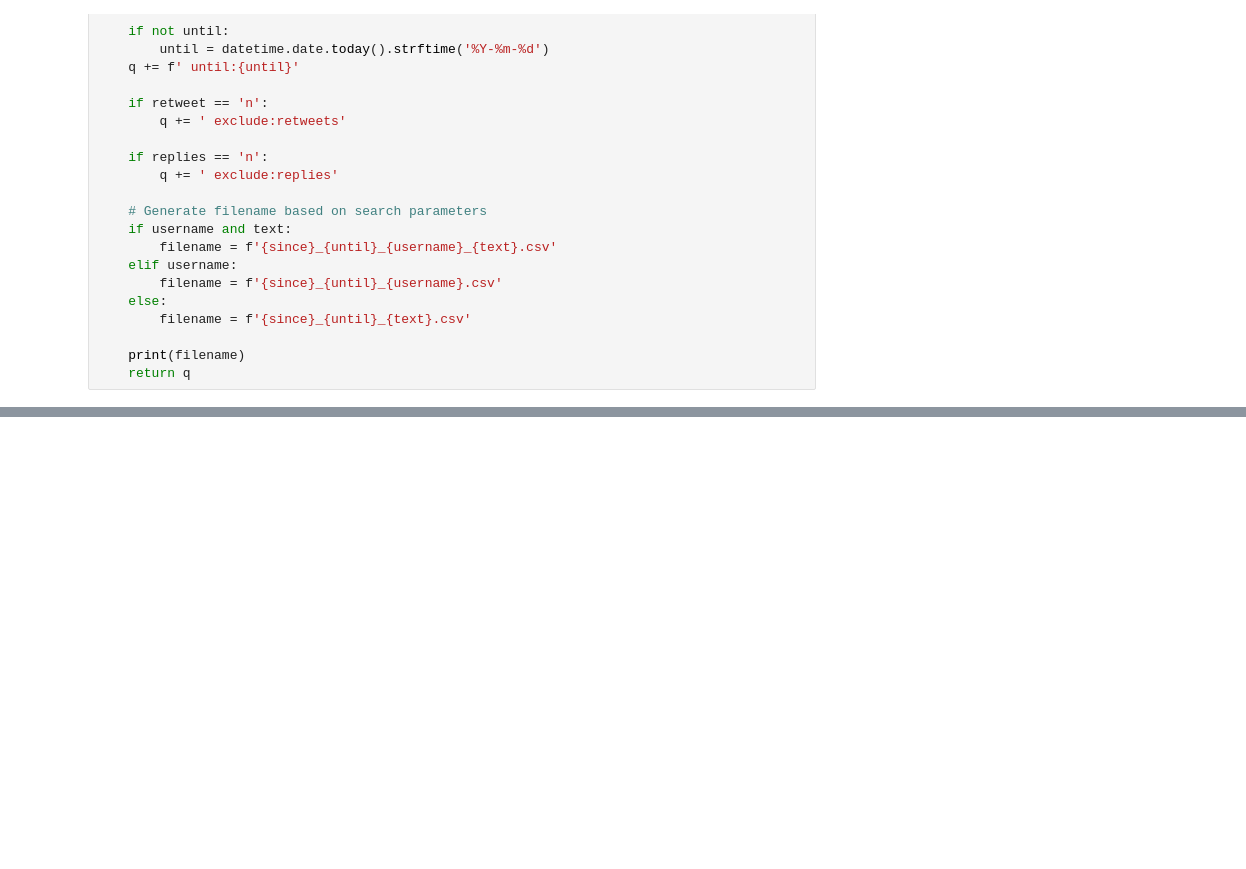
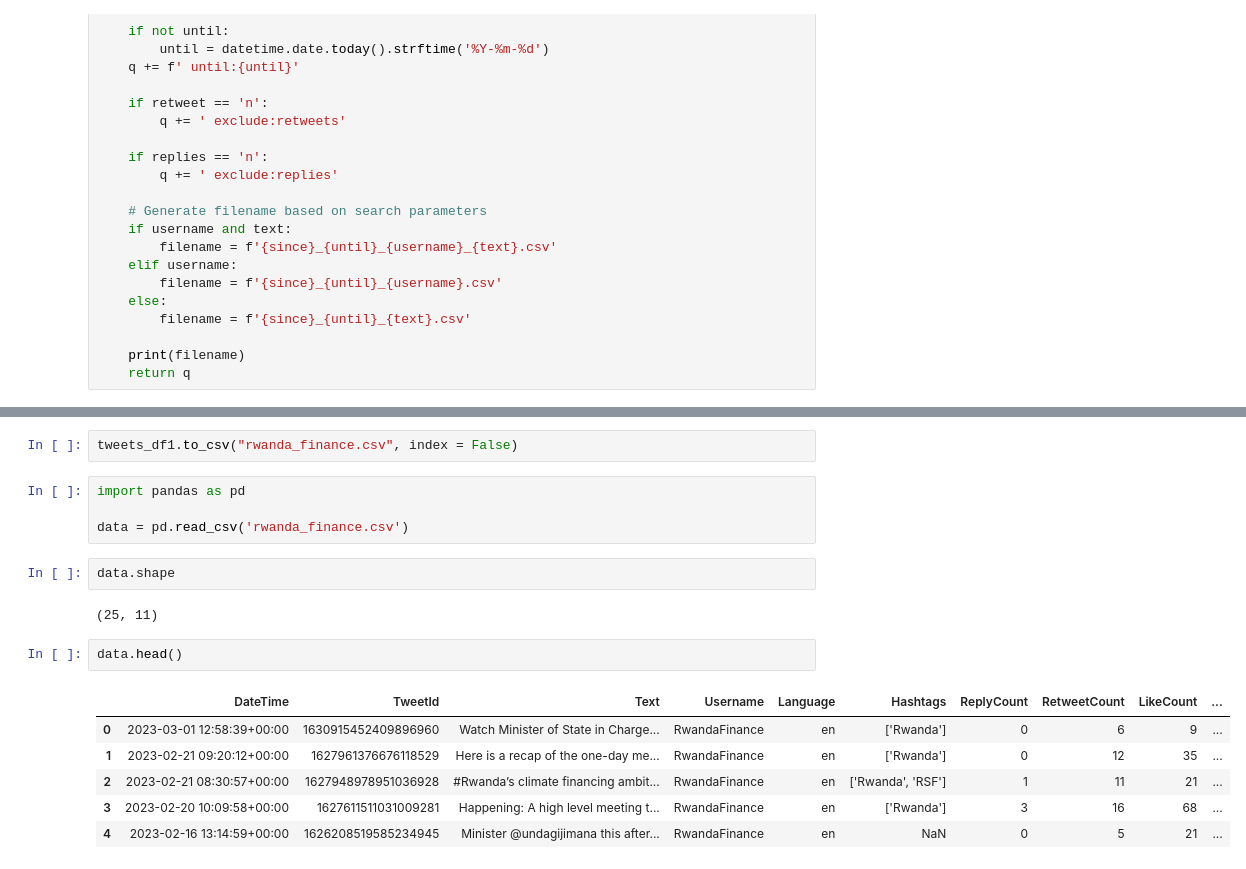
Before and after one commit to GustaveRw/MINECOFIN-Feedback-Analysis, a Jupyter notebook: MINECOFIN_Feedback_Analysis.ipynb, the cells around one changed output, grey strips where cells are left out. Cells and saved outputs as stored; diff of their text form; blank space fills up the shorter version.

Commit message:
updated the dataframe and save it into CSV file.

```diff
--- a/MINECOFIN_Feedback_Analysis.ipynb
+++ b/MINECOFIN_Feedback_Analysis.ipynb
@@ -165,0 +169,19 @@ TweetId
+# %%
+tweets_df1.to_csv("rwanda_finance.csv", index = False)
+# %%
+import pandas as pd
+
+data = pd.read_csv('rwanda_finance.csv')
+# %%
+data.shape
+# %% [output]
+(25, 11)
+# %%
+data.head()
+# %% [output]
+|  | DateTime | TweetId | Text | Username | Language | Hashtags | ReplyCount | RetweetCount | LikeCount | ... |
+| 0 | 2023-03-01 12:58:39+00:00 | 1630915452409896960 | Watch Minister of State in Charge... | RwandaFinance | en | ['Rwanda'] | 0 | 6 | 9 | ... |
+| 1 | 2023-02-21 09:20:12+00:00 | 1627961376676118529 | Here is a recap of the one-day me... | RwandaFinance | en | ['Rwanda'] | 0 | 12 | 35 | ... |
+| 2 | 2023-02-21 08:30:57+00:00 | 1627948978951036928 | #Rwanda’s climate financing ambit... | RwandaFinance | en | ['Rwanda', 'RSF'] | 1 | 11 | 21 | ... |
+| 3 | 2023-02-20 10:09:58+00:00 | 1627611511031009281 | Happening: A high level meeting t... | RwandaFinance | en | ['Rwanda'] | 3 | 16 | 68 | ... |
+| 4 | 2023-02-16 13:14:59+00:00 | 1626208519585234945 | Minister @undagijimana this after... | RwandaFinance | en | NaN | 0 | 5 | 21 | ... |
```
Also changed, not shown: parts of 4 cells of this notebook.
